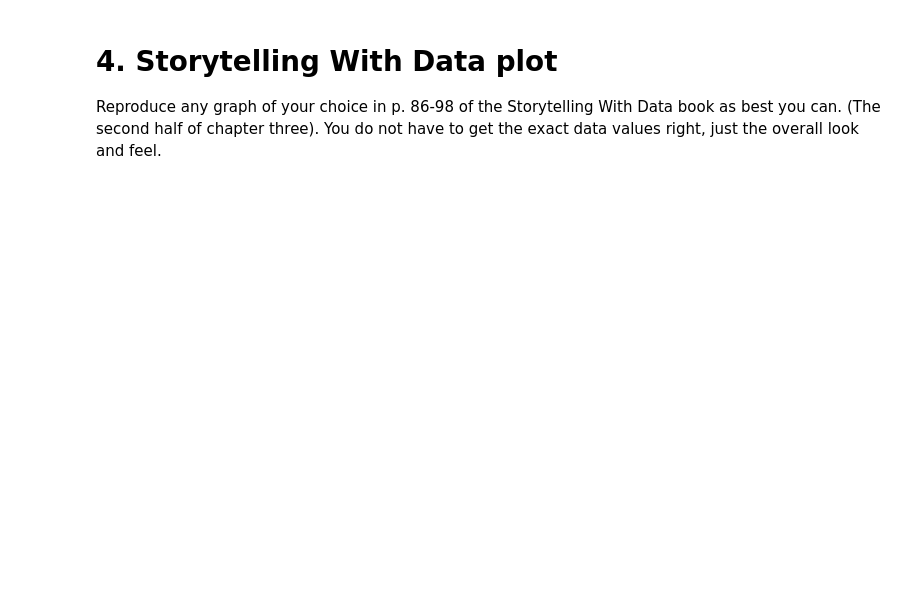
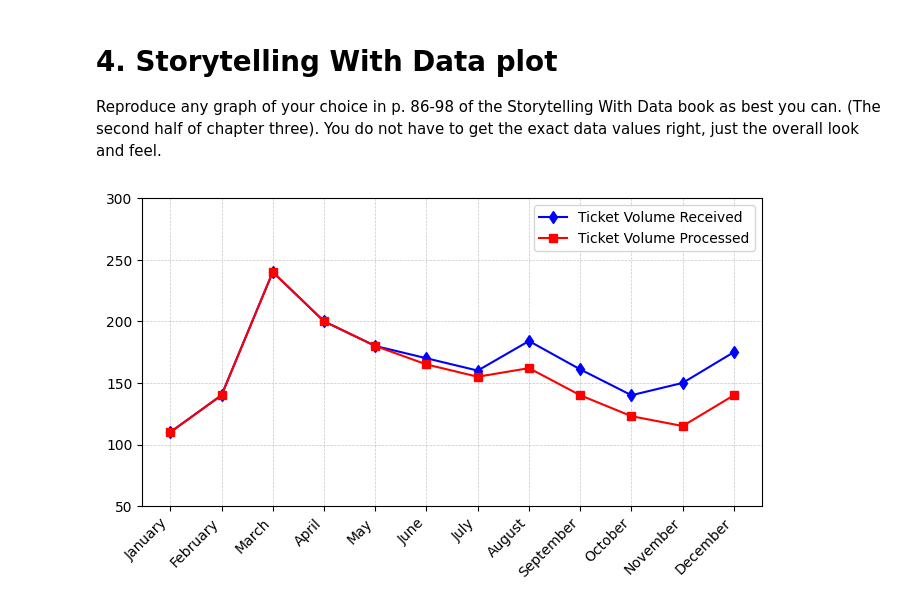
Before and after one commit to LionelCCC/2025-spring-B2, a Jupyter notebook: Week6.ipynb, the cells around one changed output. Saved outputs shown, nothing was run; the diff lists cells and outputs as text; code cells hidden in the pictures; blank space fills up the shorter version.

```diff
--- a/Week6.ipynb
+++ b/Week6.ipynb
@@ -185,3 +176,29 @@ Error:
 # 4. Storytelling With Data plot
 
 Reproduce any graph of your choice in p. 86-98 of the Storytelling With Data book as best you can.  (The second half of chapter three).  You do not have to get the exact data values right, just the overall look and feel.
+# %%
+
+months = ["January", "February", "March", "April", "May", "June",
+          "July", "August", "September", "October", "November", "December"]
+ticket_received = [110, 140, 240, 200, 180, 170, 160, 184, 161, 140, 150, 175]
+ticket_processed = [110, 140, 240, 200, 180, 165, 155, 162, 140, 123, 115, 140]
+
+
+plt.figure(figsize=(8, 4))
+
+# Plot ticket volume received (blue line with diamond markers)
+plt.plot(months, ticket_received, marker='d', linestyle='-', color='blue', label="Ticket Volume Received")
+
+# Plot ticket volume processed (red line with square markers)
+plt.plot(months, ticket_processed, marker='s', linestyle='-', color='red', label="Ticket Volume Processed")
+
+plt.xticks(rotation=45, ha="right")
+plt.yticks(range(50, 301, 50))
+plt.ylim(50, 300)
+plt.xlabel("")
+plt.ylabel("")
+plt.grid(True, linestyle="--", linewidth=0.5, alpha=0.7)
+plt.legend()
+plt.show()
+# %% [output]
+[figure, added]
```
Also changed, not shown: parts of 2 cells of this notebook.
